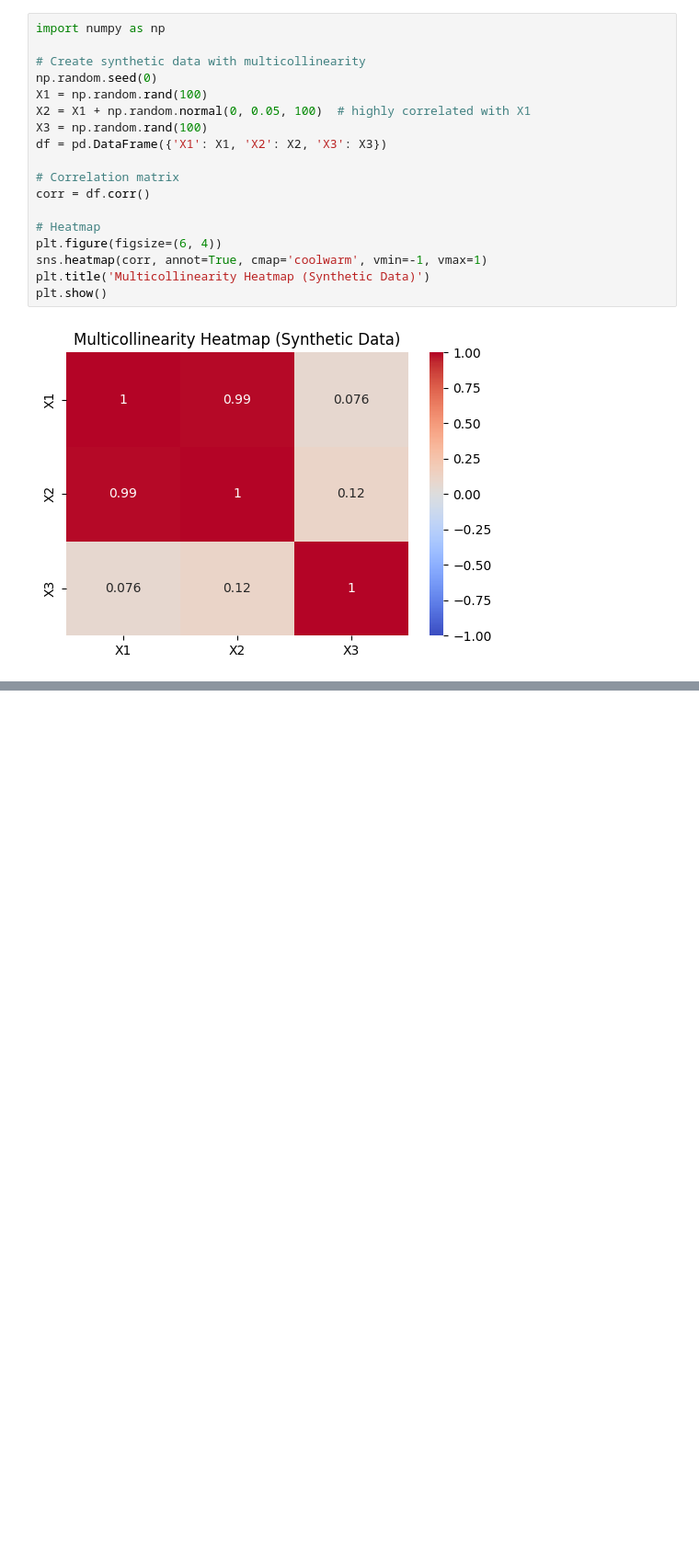
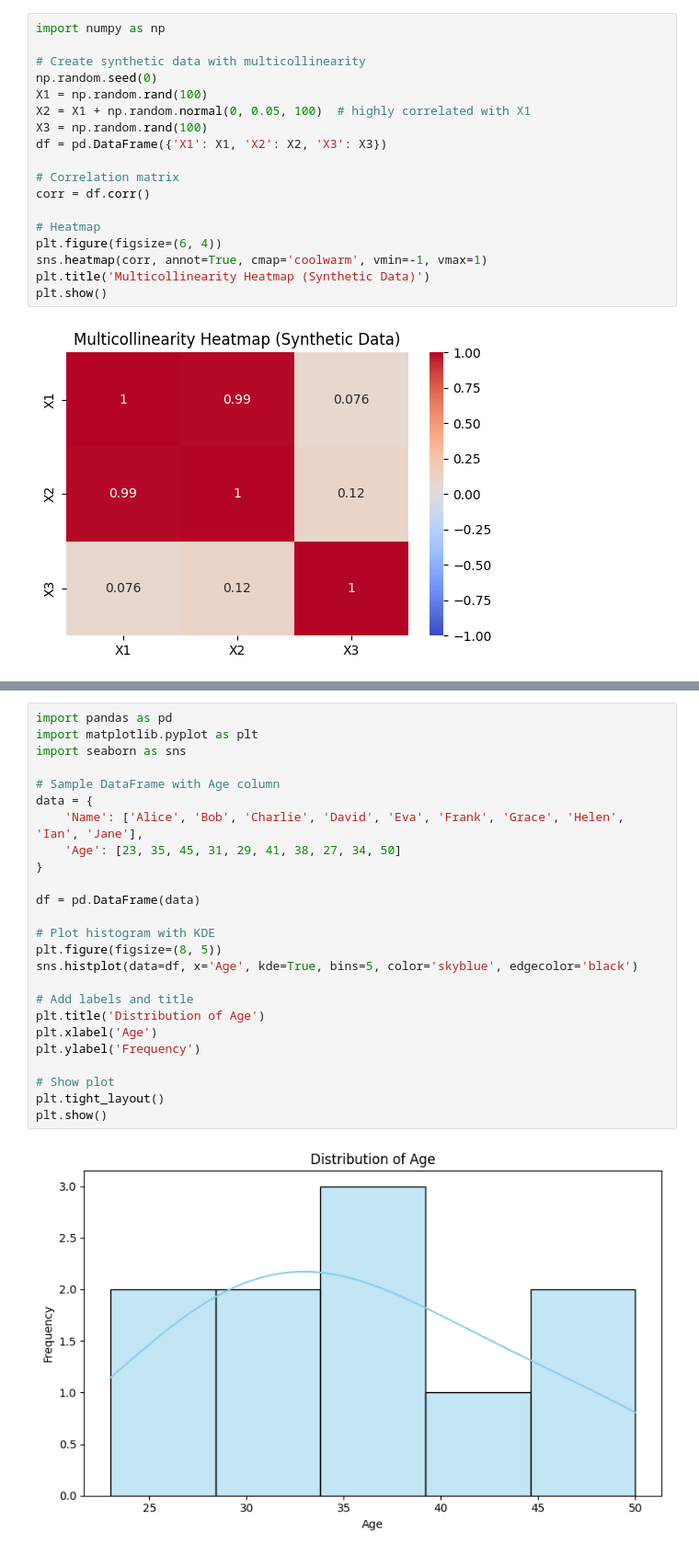
Before and after one commit to prof-sd1/Data-Science, a Jupyter notebook: Module_5.ipynb, the cells around one changed output, grey strips where cells are left out. Shown at 92% size. Cells and saved outputs as stored; diff of their text form; blank space fills up the shorter version.

```diff
--- a/Module_5.ipynb
+++ b/Module_5.ipynb
@@ -520,0 +829,27 @@ plt.show()
+# %%
+import pandas as pd
+import matplotlib.pyplot as plt
+import seaborn as sns
+
+# Sample DataFrame with Age column
+data = {
+    'Name': ['Alice', 'Bob', 'Charlie', 'David', 'Eva', 'Frank', 'Grace', 'Helen', 'Ian', 'Jane'],
+    'Age': [23, 35, 45, 31, 29, 41, 38, 27, 34, 50]
+}
+
+df = pd.DataFrame(data)
+
+# Plot histogram with KDE
+plt.figure(figsize=(8, 5))
+sns.histplot(data=df, x='Age', kde=True, bins=5, color='skyblue', edgecolor='black')
+
+# Add labels and title
+plt.title('Distribution of Age')
+plt.xlabel('Age')
+plt.ylabel('Frequency')
+
+# Show plot
+plt.tight_layout()
+plt.show()
+# %% [output]
+[figure, added]
```
Also changed, not shown: parts of 35 cells of this notebook.
